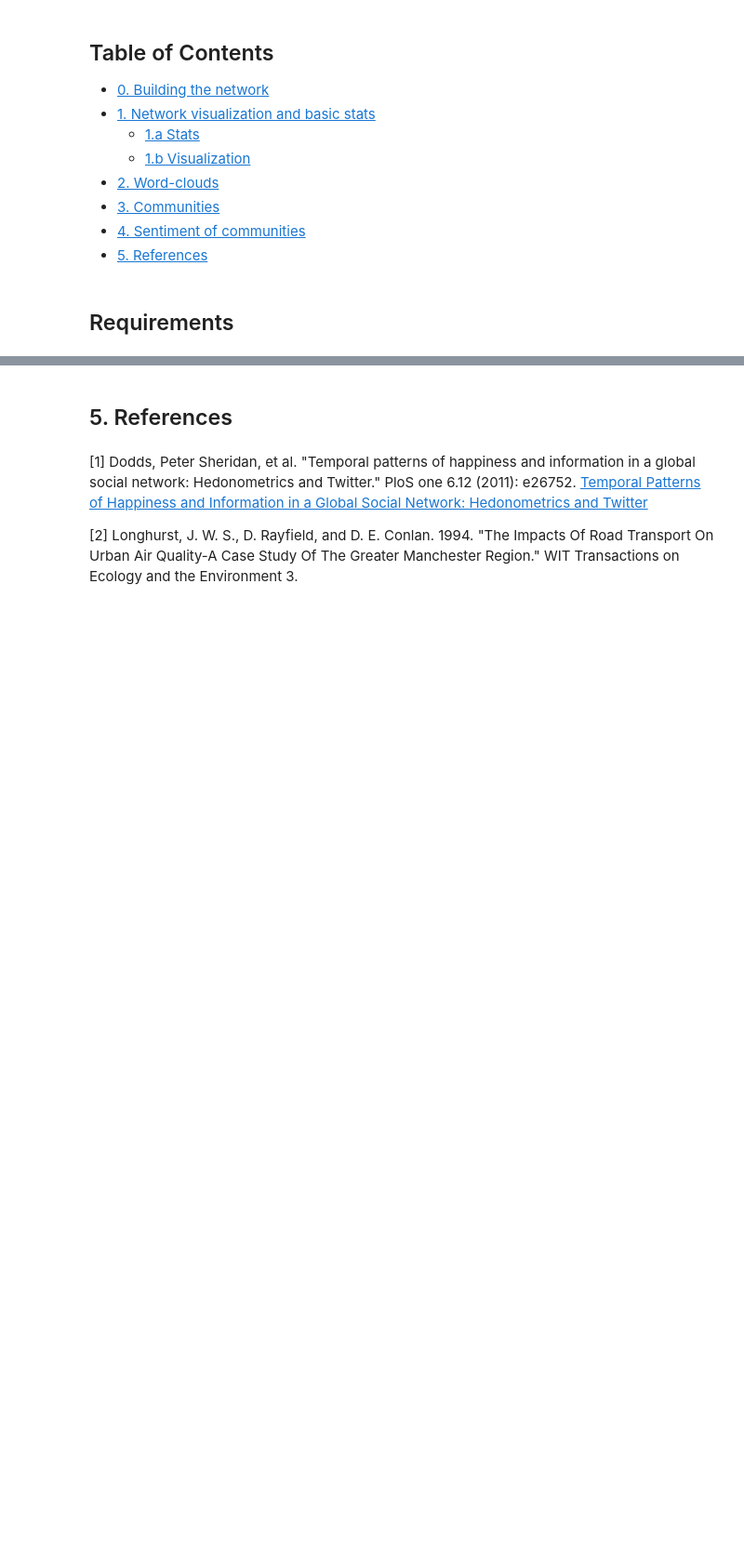
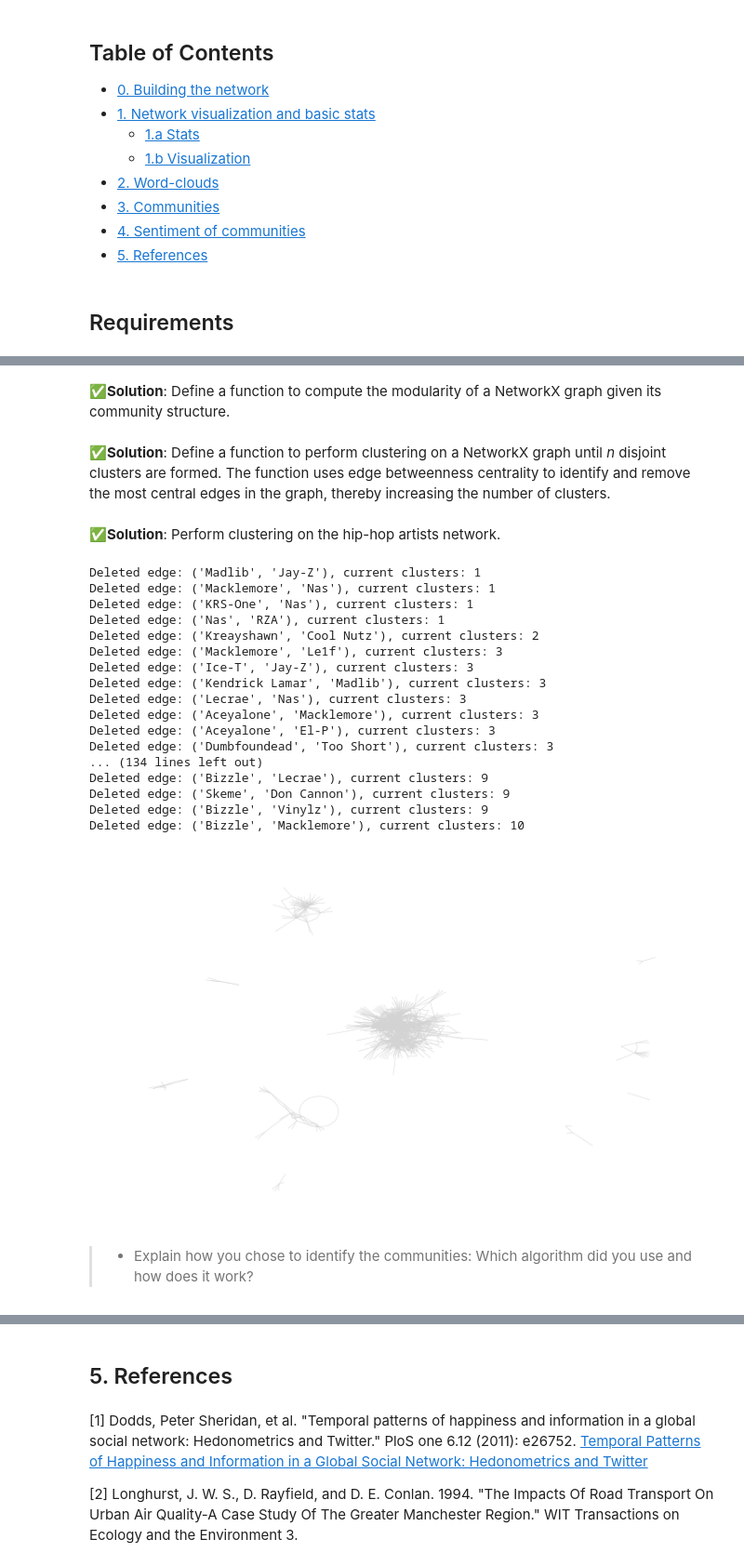
Before and after one commit to pierrehogenhaug/socialgraphs2023, a Jupyter notebook: assignments/ass2.ipynb, the cells around one changed output, grey strips where cells are left out. Shown at 93% size. Cells and saved outputs as stored; diff of their text form; code cells hidden in the pictures; blank space fills up the shorter version.

```diff
--- a/assignments/ass2.ipynb
+++ b/assignments/ass2.ipynb
@@ -134,0 +247,4 @@ A couple of additional instructions you will need below:
+# %%
+G = pkl.load(open('../lectures/rapper_network.pkl', 'rb')).to_undirected()
+
+#G = nx.read_graphml("/Users/oskarhibbert/Library/Mobile Documents/com~apple~CloudDocs/Documents/Studies/MSc Sem 1/02805 Social Graphs and Interactions/Week 4/G_w4.graphml").to_undirected()
@@ -134,0 +259,2 @@ A couple of additional instructions you will need below:
+# %% [markdown]
+✅**Solution**: Define a function to compute the modularity of a NetworkX graph given its community structure.
@@ -134,0 +275,61 @@ A couple of additional instructions you will need below:
+# %% [markdown]
+✅**Solution**: Define a function to perform clustering on a NetworkX graph until *n* disjoint clusters are formed. The function uses edge betweenness centrality to identify and remove the most central edges in the graph, thereby increasing the number of clusters.
+# %%
+def clustering(G, n, verbose=False):
+    current_clusters = nx.number_connected_components(G)
+
+    while current_clusters < n:
+        edge_betweenness = nx.edge_betweenness_centrality(G).items()
+        edge_to_remove = sorted(edge_betweenness, key=lambda pair: -pair[1])[0][0]
+
+        G.remove_edge(*edge_to_remove)
+
+        current_clusters = nx.number_connected_components(G)
+
+        if verbose:
+            print(f"Deleted edge: {edge_to_remove}, current clusters: {current_clusters}")
+
+    if verbose:
+        node_colors = []
+
+        for _, attributes in G.nodes(data=True):
+            if attributes['coast'] == "W":
+                node_colors.append('red')
+            if attributes['coast'] == "E":
+                node_colors.append('blue')
+
+        node_degrees = [G.degree[node] for node in G]
+
+        plt.figure(figsize=(10, 6))
+        nx.draw(G, node_size=node_degrees, node_color=node_colors, width=0.5, edge_color="lightgray")
+        plt.show()
+
+    communities = [list(c) for c in nx.connected_components(G)]
+    modularity = compute_modularity(G, communities)
+
+    return communities, modularity
+# %% [markdown]
+✅**Solution**: Perform clustering on the hip-hop artists network.
+# %%
+communities_G, modularity_G = clustering(G, 10, True)
+# %% [output]
+Deleted edge: ('Madlib', 'Jay-Z'), current clusters: 1
+Deleted edge: ('Macklemore', 'Nas'), current clusters: 1
+Deleted edge: ('KRS-One', 'Nas'), current clusters: 1
+Deleted edge: ('Nas', 'RZA'), current clusters: 1
+Deleted edge: ('Kreayshawn', 'Cool Nutz'), current clusters: 2
+Deleted edge: ('Macklemore', 'Le1f'), current clusters: 3
+Deleted edge: ('Ice-T', 'Jay-Z'), current clusters: 3
+Deleted edge: ('Kendrick Lamar', 'Madlib'), current clusters: 3
+Deleted edge: ('Lecrae', 'Nas'), current clusters: 3
+Deleted edge: ('Aceyalone', 'Macklemore'), current clusters: 3
+Deleted edge: ('Aceyalone', 'El-P'), current clusters: 3
+Deleted edge: ('Dumbfoundead', 'Too Short'), current clusters: 3
+... (134 lines left out)
+Deleted edge: ('Bizzle', 'Lecrae'), current clusters: 9
+Deleted edge: ('Skeme', 'Don Cannon'), current clusters: 9
+Deleted edge: ('Bizzle', 'Vinylz'), current clusters: 9
+Deleted edge: ('Bizzle', 'Macklemore'), current clusters: 10
+[figure, added]
+# %% [markdown]
+> - Explain how you chose to identify the communities: Which algorithm did you use and how does it work?
```
Also changed, not shown: parts of 118 cells of this notebook, 3 other files.
